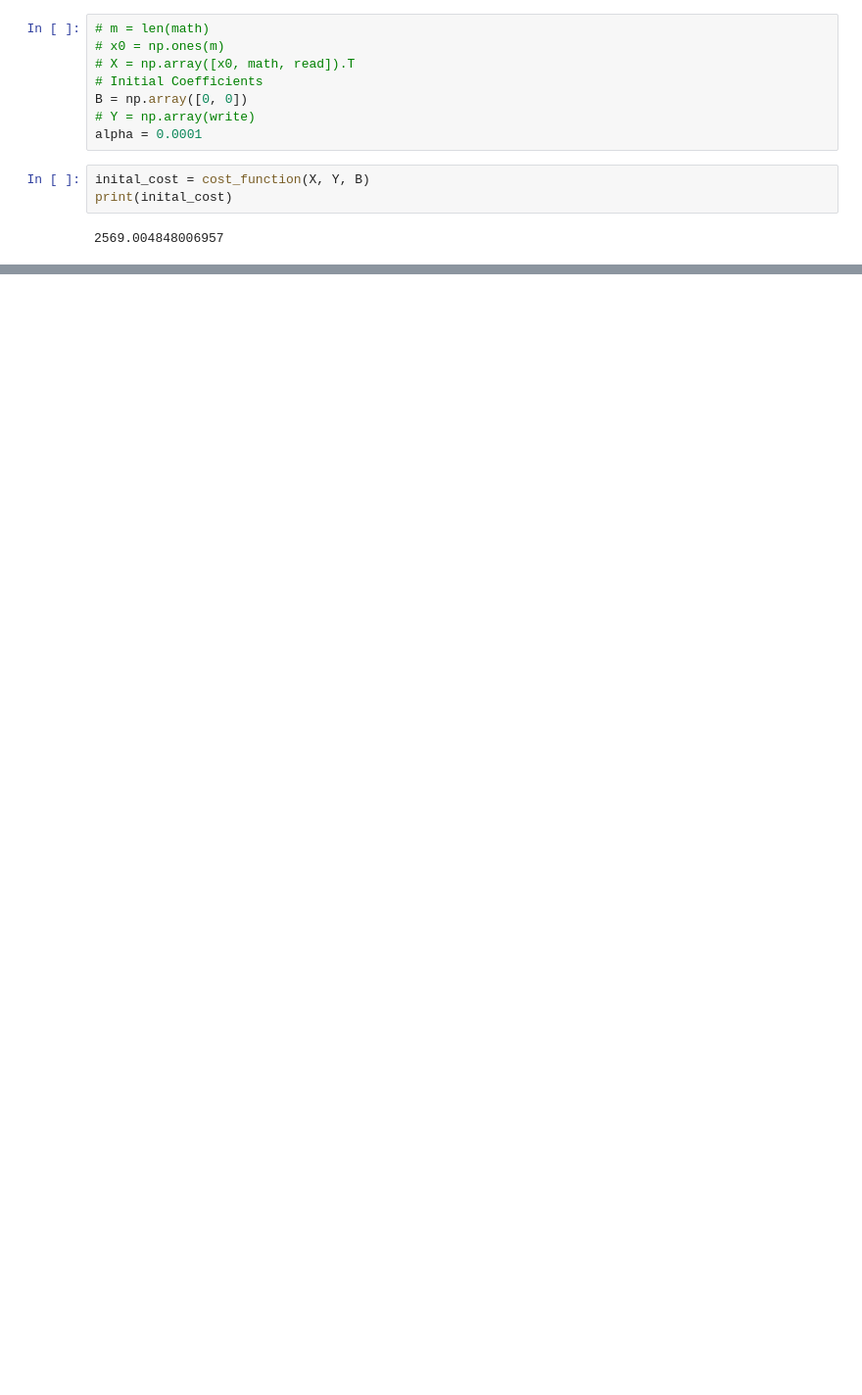
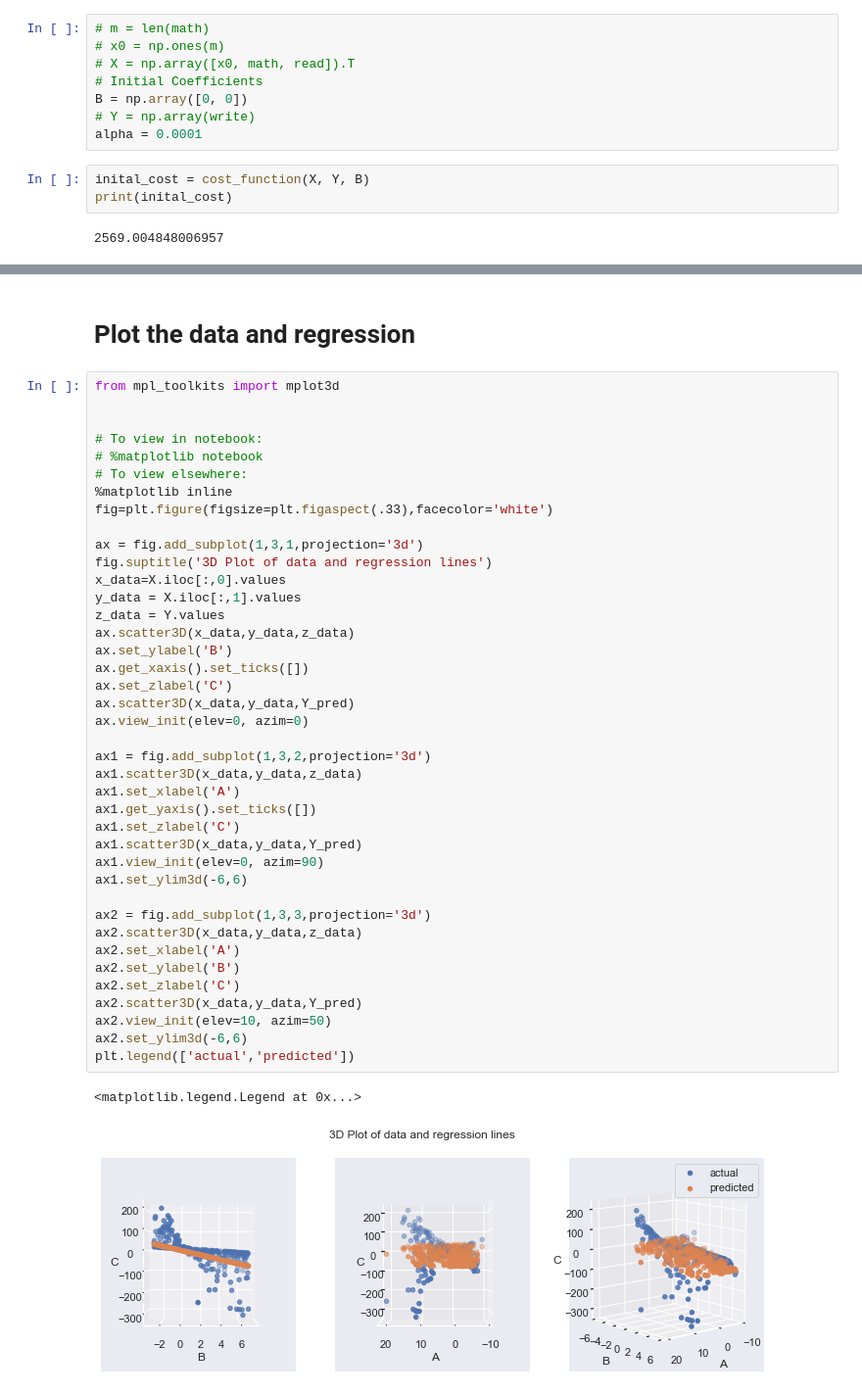
Before and after one commit to jeremyrchow/Anonymous_DataScientist_Takehome, a Jupyter notebook: Analysis_notebook.ipynb, the cells around one changed output, grey strips where cells are left out. Shown: that part at 98% size. Drawn from its saved outputs; the diff is of its cells as text; blank space fills up the shorter version.

```diff
--- a/Analysis_notebook.ipynb
+++ b/Analysis_notebook.ipynb
@@ -327 +306,46 @@ Text(0.5, 0, 'C')
+# %% [markdown]
+# Plot the data and regression
+# %%
+from mpl_toolkits import mplot3d
+
+
+# To view in notebook:
+# %matplotlib notebook
+# To view elsewhere:
+%matplotlib inline
+fig=plt.figure(figsize=plt.figaspect(.33),facecolor='white')
+
+ax = fig.add_subplot(1,3,1,projection='3d')
+fig.suptitle('3D Plot of data and regression lines')
+x_data=X.iloc[:,0].values
+y_data = X.iloc[:,1].values
+z_data = Y.values
+ax.scatter3D(x_data,y_data,z_data)
+ax.set_ylabel('B')
+ax.get_xaxis().set_ticks([])
+ax.set_zlabel('C')
+ax.scatter3D(x_data,y_data,Y_pred)
+ax.view_init(elev=0, azim=0)
+
+ax1 = fig.add_subplot(1,3,2,projection='3d')
+ax1.scatter3D(x_data,y_data,z_data)
+ax1.set_xlabel('A')
+ax1.get_yaxis().set_ticks([])
+ax1.set_zlabel('C')
+ax1.scatter3D(x_data,y_data,Y_pred)
+ax1.view_init(elev=0, azim=90)
+ax1.set_ylim3d(-6,6)
+
+ax2 = fig.add_subplot(1,3,3,projection='3d')
+ax2.scatter3D(x_data,y_data,z_data)
+ax2.set_xlabel('A')
+ax2.set_ylabel('B')
+ax2.set_zlabel('C')
+ax2.scatter3D(x_data,y_data,Y_pred)
+ax2.view_init(elev=10, azim=50)
+ax2.set_ylim3d(-6,6)
+plt.legend(['actual','predicted'])
+# %% [output]
+<matplotlib.legend.Legend at 0x...>
+[figure, added]
 # %%
```
Also changed, not shown: parts of 15 cells of this notebook.
